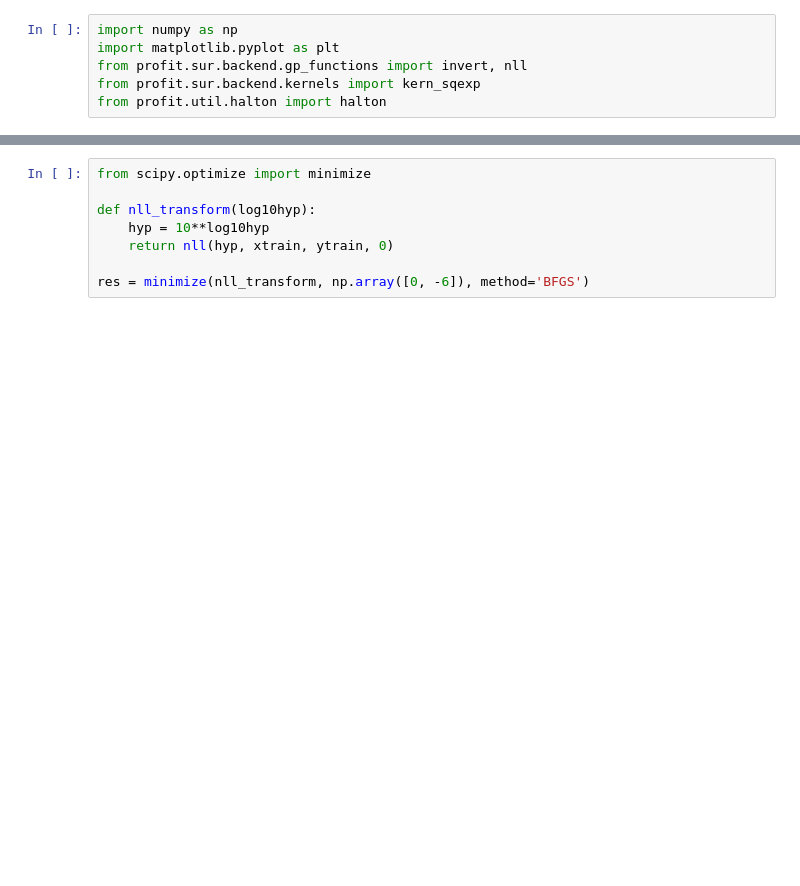
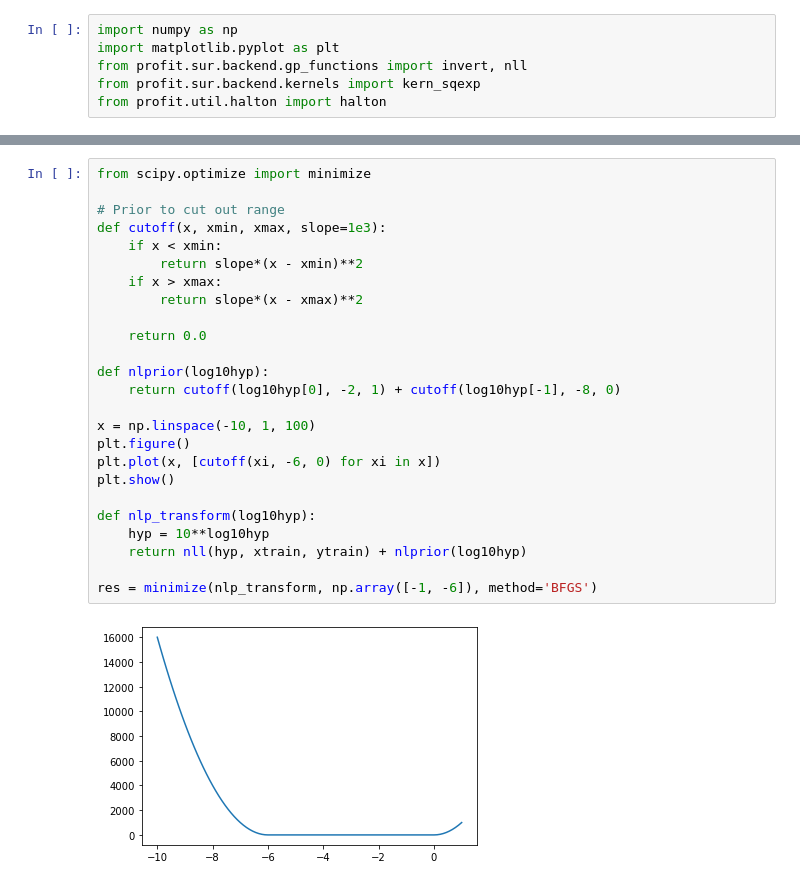
Before and after one commit to redmod-team/profit, a Jupyter notebook: doc/gp_custom.ipynb, the cells around one changed output, grey strips where cells are left out. Drawn from its saved outputs; the diff is of its cells as text; blank space fills up the shorter version.

```diff
--- a/doc/gp_custom.ipynb
+++ b/doc/gp_custom.ipynb
@@ -66,11 +66,30 @@ Text(0.5, 1.0, 'Negative log-likelihood')
-# %%
-from scipy.optimize import minimize
-
-def nll_transform(log10hyp):
-    hyp = 10**log10hyp
-    return nll(hyp, xtrain, ytrain, 0)
-
-res = minimize(nll_transform, np.array([0, -6]), method='BFGS')
+# %%
+from scipy.optimize import minimize
+
+# Prior to cut out range
+def cutoff(x, xmin, xmax, slope=1e3):
+    if x < xmin:
+        return slope*(x - xmin)**2
+    if x > xmax:
+        return slope*(x - xmax)**2
+
+    return 0.0
+
+def nlprior(log10hyp):
+    return cutoff(log10hyp[0], -2, 1) + cutoff(log10hyp[-1], -8, 0)
+
+x = np.linspace(-10, 1, 100)
+plt.figure()
+plt.plot(x, [cutoff(xi, -6, 0) for xi in x])
+plt.show()
+
+def nlp_transform(log10hyp):
+    hyp = 10**log10hyp
+    return nll(hyp, xtrain, ytrain) + nlprior(log10hyp)
+
+res = minimize(nlp_transform, np.array([-1, -6]), method='BFGS')
+# %% [output]
+[figure, added]
 # %%
 print(res)
 print('[l,sig2] = ', 10**res.x)
```
Also changed, not shown: parts of 9 cells of this notebook, 1 other file.
